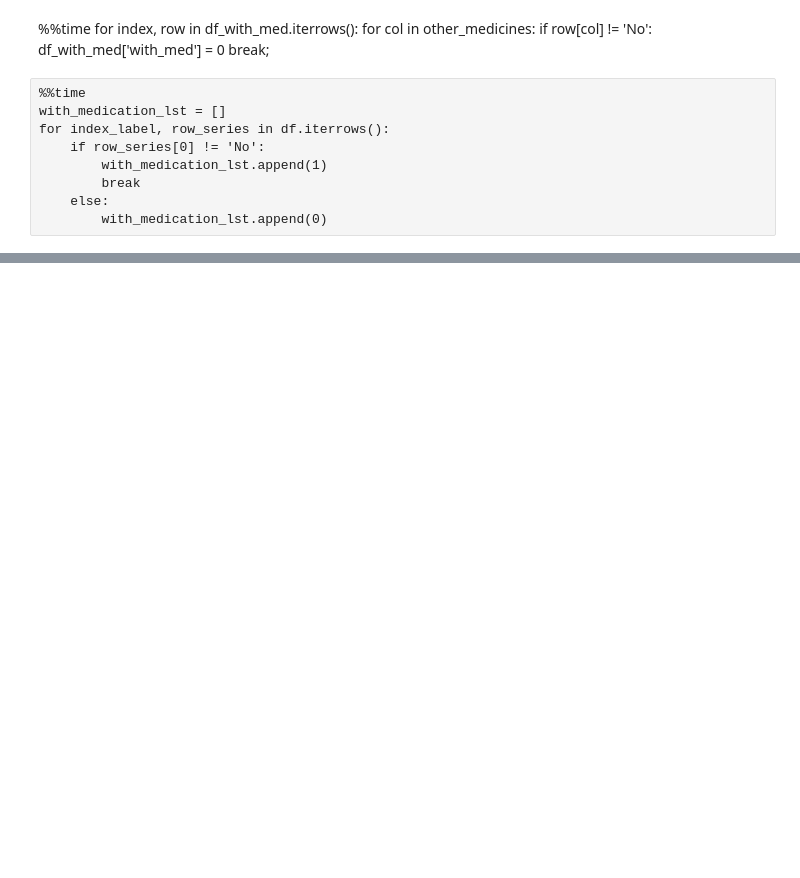
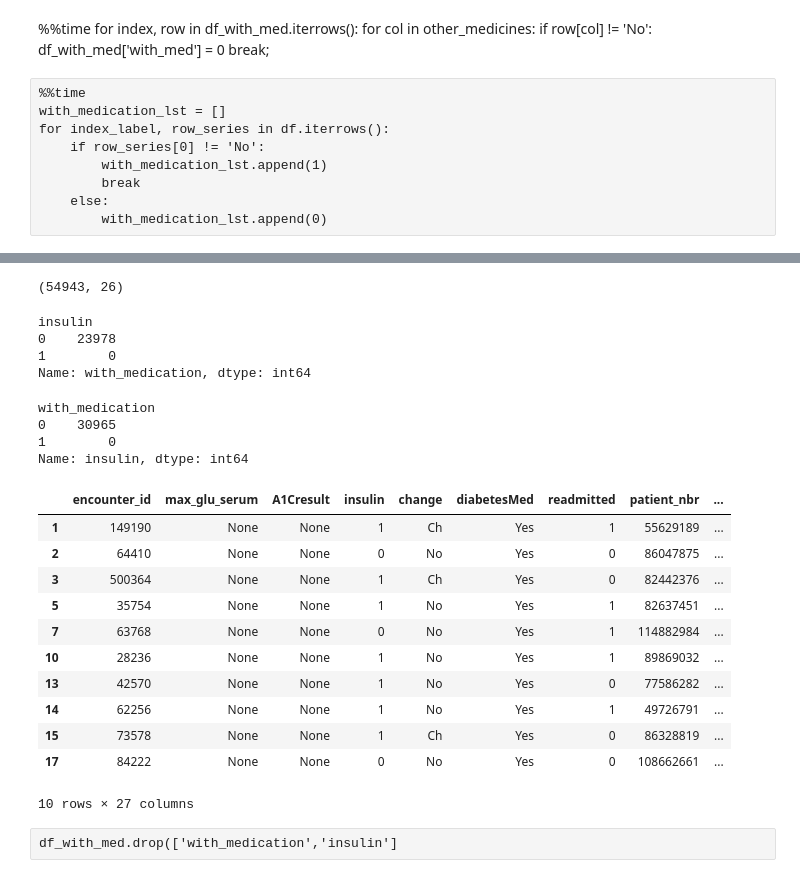
Before and after one commit to gauravkantrod/GLProject, a Jupyter notebook: Diabetes.ipynb, the cells around one changed output, grey strips where cells are left out. Saved outputs shown, nothing was run; the diff lists cells and outputs as text; code cells hidden in the pictures; blank space fills up the shorter version.

```diff
--- a/Diabetes.ipynb
+++ b/Diabetes.ipynb
@@ -480,5 +419 @@ df_with_med.head()
 5 rows × 26 columns
-# %%
-# To remove insulin and Diabetesmed column because single values
-
-df_with_med.drop(columns=['insulin','diabetesMed'], axis=1, inplace=True)
@@ -504,6 +438 @@ Asian                308
 Name: race, dtype: int64
-# %%
-# removing num_in patients and num_outpatients because data is inconsistent as there are many rows with both these columns
-# as 0
-
-df_with_med.drop(columns=['number_outpatient','number_inpatient'], axis=1, inplace=True)
@@ -509,0 +454,2 @@ df_with_med.drop(columns=['number_outpatient','number_inpatient'], axis=1, inpla
+# %%
+df_with_med = df_with_med[~((df_with_med['insulin'] ==1) & (df_with_med['with_medication']==1))]
@@ -509,0 +466,39 @@ df_with_med.drop(columns=['number_outpatient','number_inpatient'], axis=1, inpla
+# %%
+df_with_med.shape
+# %% [output]
+(54943, 26)
+# %%
+df_with_med['with_medication'].groupby(df_with_med['insulin']).sum()
+# %% [output]
+insulin
+0    23978
+1        0
+Name: with_medication, dtype: int64
+# %%
+df_with_med['insulin'].groupby(df_with_med['with_medication']).sum()
+# %% [output]
+with_medication
+0    30965
+1        0
+Name: insulin, dtype: int64
+# %%
+# solo- insulin treatment is 1 and other drugs treatment is 0
+
+df_with_med['Treatment_type']= np.where(df_with_med['insulin'] == 1, 1,0)
+# %%
+df_with_med.head(10)
+# %% [output]
+|  | encounter_id | max_glu_serum | A1Cresult | insulin | change | diabetesMed | readmitted | patient_nbr | ... |
+| 1 | 149190 | None | None | 1 | Ch | Yes | 1 | 55629189 | ... |
+| 2 | 64410 | None | None | 0 | No | Yes | 0 | 86047875 | ... |
+| 3 | 500364 | None | None | 1 | Ch | Yes | 0 | 82442376 | ... |
+| 5 | 35754 | None | None | 1 | No | Yes | 1 | 82637451 | ... |
+| 7 | 63768 | None | None | 0 | No | Yes | 1 | 114882984 | ... |
+| 10 | 28236 | None | None | 1 | No | Yes | 1 | 89869032 | ... |
+| 13 | 42570 | None | None | 1 | No | Yes | 0 | 77586282 | ... |
+| 14 | 62256 | None | None | 1 | No | Yes | 1 | 49726791 | ... |
+| 15 | 73578 | None | None | 1 | Ch | Yes | 0 | 86328819 | ... |
+| 17 | 84222 | None | None | 0 | No | Yes | 0 | 108662661 | ... |
+10 rows × 27 columns
+# %% [raw]
+df_with_med.drop(['with_medication','insulin']
```
Also changed, not shown: parts of 24 cells of this notebook.
